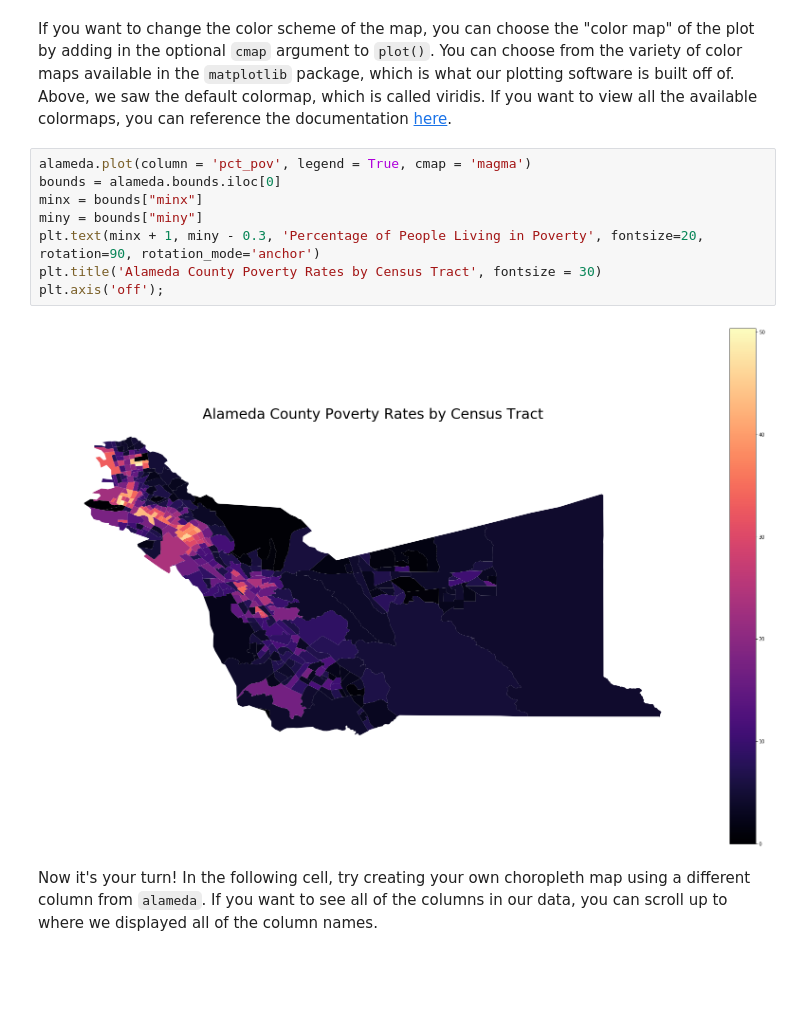
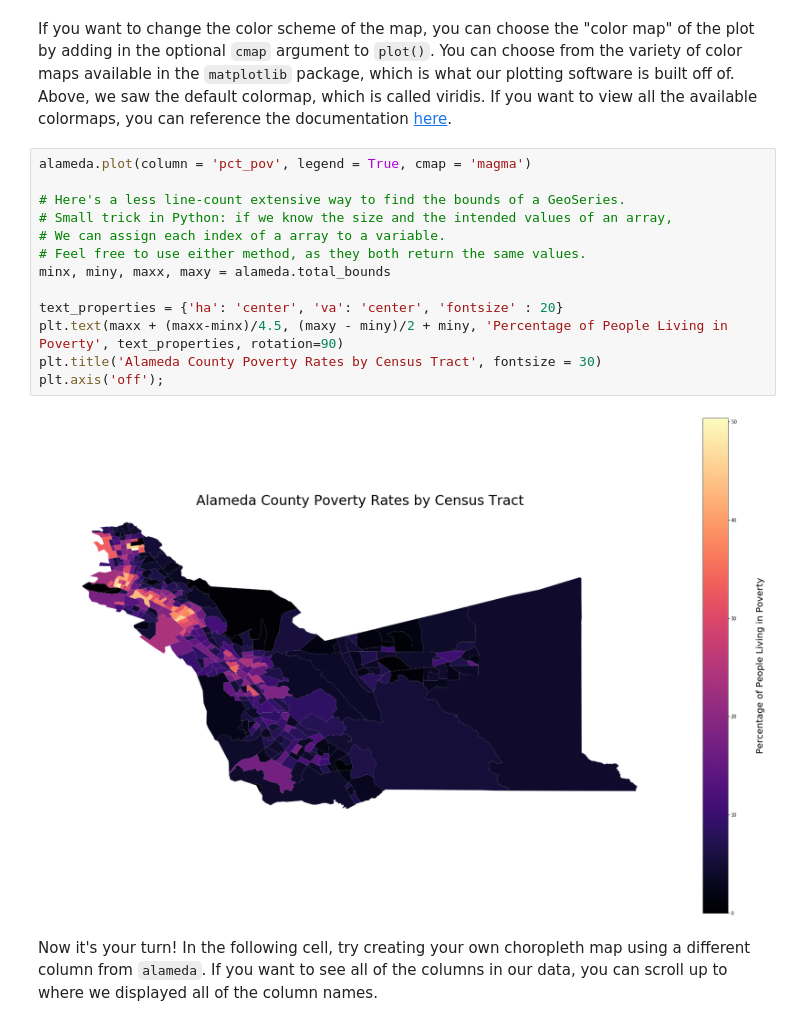
Before and after one commit to ds-modules/CP-101, a Jupyter notebook: lab_9/Geopandas_solutions.ipynb, the cells around one changed output. Saved outputs shown, nothing was run; the diff lists cells and outputs as text; blank space fills up the shorter version.

```diff
--- a/lab_9/Geopandas_solutions.ipynb
+++ b/lab_9/Geopandas_solutions.ipynb
@@ -177,14 +187,19 @@ plt.axis('off');
 If you want to change the color scheme of the map, you can choose the "color map" of the plot by adding in the optional `cmap` argument to `plot()`. You can choose from the variety of color maps available in the `matplotlib` package, which is what our plotting software is built off of. Above, we saw the default colormap, which is called viridis. If you want to view all the available colormaps, you can reference the documentation [here](https://matplotlib.org/users/colormaps.html).
 # %%
 alameda.plot(column = 'pct_pov', legend = True, cmap = 'magma')
-bounds = alameda.bounds.iloc[0]
-minx = bounds["minx"]
-miny = bounds["miny"]
-plt.text(minx + 1, miny - 0.3, 'Percentage of People Living in Poverty', fontsize=20, rotation=90, rotation_mode='anchor')
+
+# Here's a less line-count extensive way to find the bounds of a GeoSeries.
+# Small trick in Python: if we know the size and the intended values of an array,
+# We can assign each index of a array to a variable.
+# Feel free to use either method, as they both return the same values.
+minx, miny, maxx, maxy = alameda.total_bounds
+
+text_properties = {'ha': 'center', 'va': 'center', 'fontsize' : 20}
+plt.text(maxx + (maxx-minx)/4.5, (maxy - miny)/2 + miny, 'Percentage of People Living in Poverty', text_properties, rotation=90)
 plt.title('Alameda County Poverty Rates by Census Tract', fontsize = 30)
 plt.axis('off');
 # %% [output]
-[figure, old version]
+[figure, new version]
 # %% [markdown]
 Now it's your turn! In the following cell, try creating your own choropleth map using a different column from `alameda`. If you want to see all of the columns in our data, you can scroll up to where we displayed all of the column names.
 # %%
```
Also changed, not shown: parts of 6 cells of this notebook.
